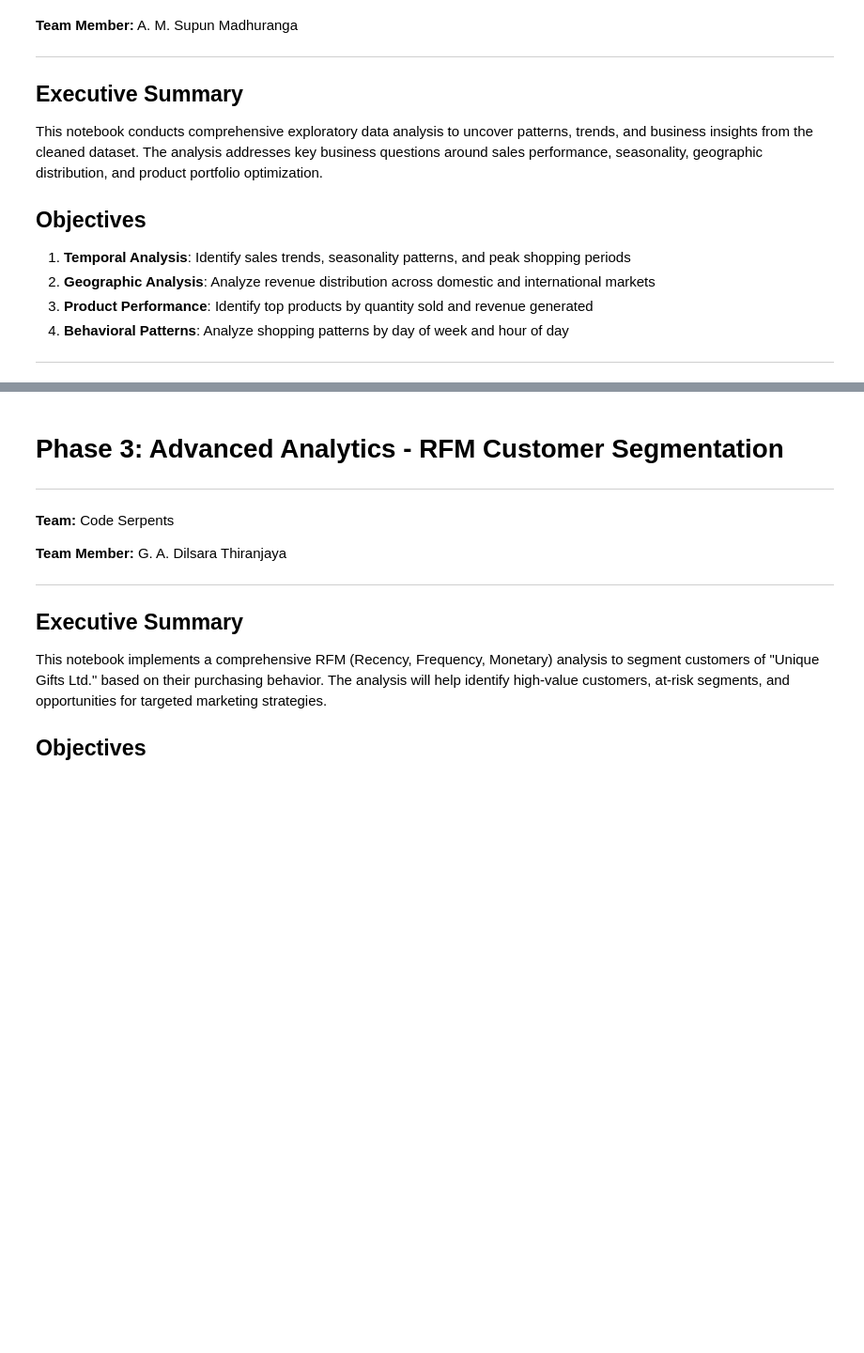
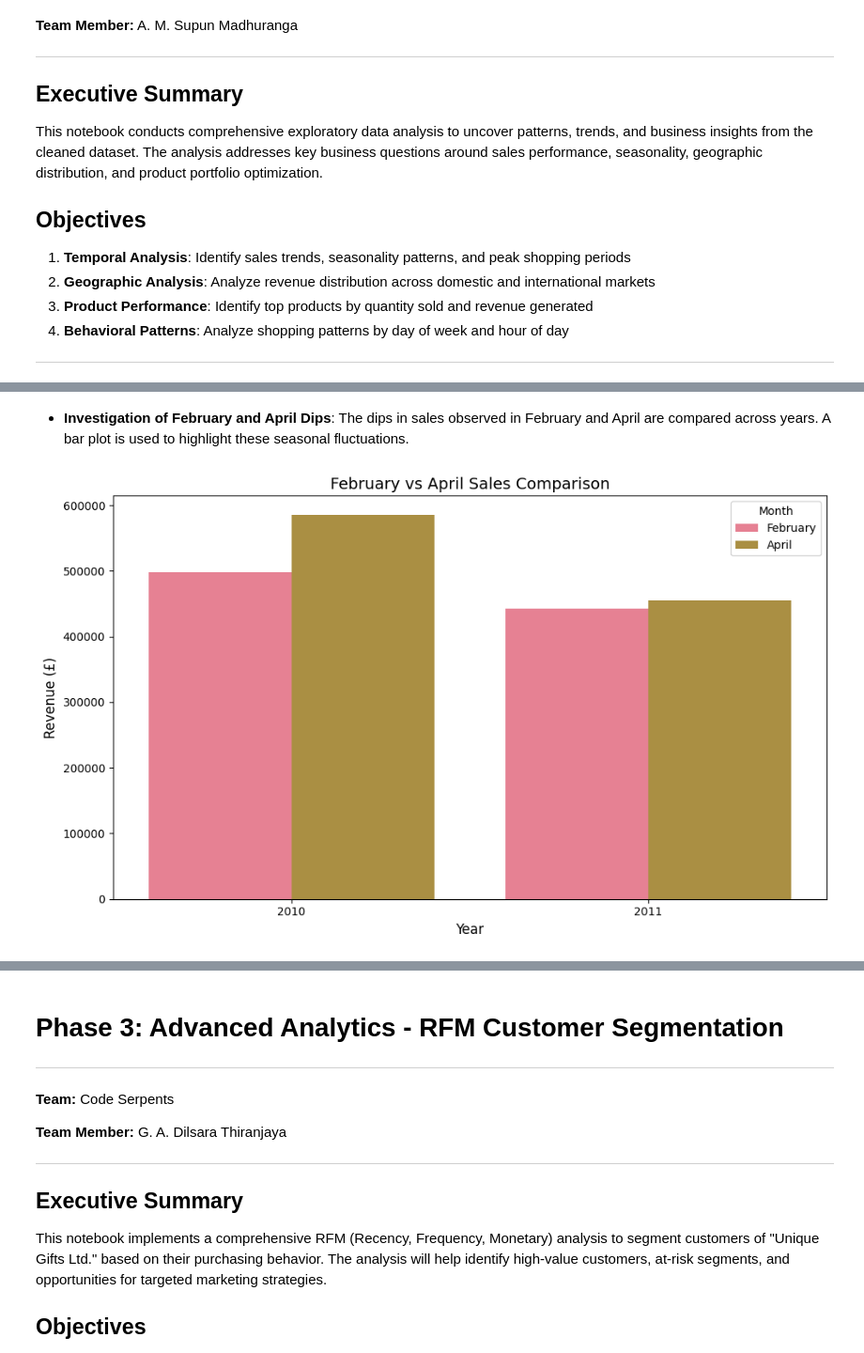
Before and after one commit to DilsaraThiranjaya/Strategic-Growth-Analysis-Team-Code-Serpents, a Jupyter notebook: notebooks/retail_analysis.ipynb, the cells around one changed output, grey strips where cells are left out. Shown at 94% size. Drawn from its saved outputs; the diff is of its cells as text; code cells hidden in the pictures; blank space fills up the shorter version.

```diff
--- a/notebooks/retail_analysis.ipynb
+++ b/notebooks/retail_analysis.ipynb
@@ -449,0 +481,18 @@ def get_product_analysis(df):
+# %% [markdown]
+* **Investigation of February and April Dips**: The dips in sales observed in February and April are compared across years. A bar plot is used to highlight these seasonal fluctuations.
+# %%
+# Investigate February and April dips
+feb_apr_comparison = monthly_sales[monthly_sales.index.month.isin([2,4])]
+feb_apr_comparison = feb_apr_comparison.reset_index()
+feb_apr_comparison['Year'] = feb_apr_comparison['InvoiceDate'].dt.year
+feb_apr_comparison['Month'] = feb_apr_comparison['InvoiceDate'].dt.month_name()
+
+plt.figure(figsize=(10, 6))
+sns.barplot(x='Year', y='TotalPrice', hue='Month', data=feb_apr_comparison)
+plt.title('February vs April Sales Comparison', fontsize=14)
+plt.ylabel('Revenue (£)', fontsize=12)
+plt.xlabel('Year', fontsize=12)
+plt.tight_layout()
+plt.show()
+# %% [output]
+[figure, added]
```
Also changed, not shown: parts of 100 cells of this notebook.
